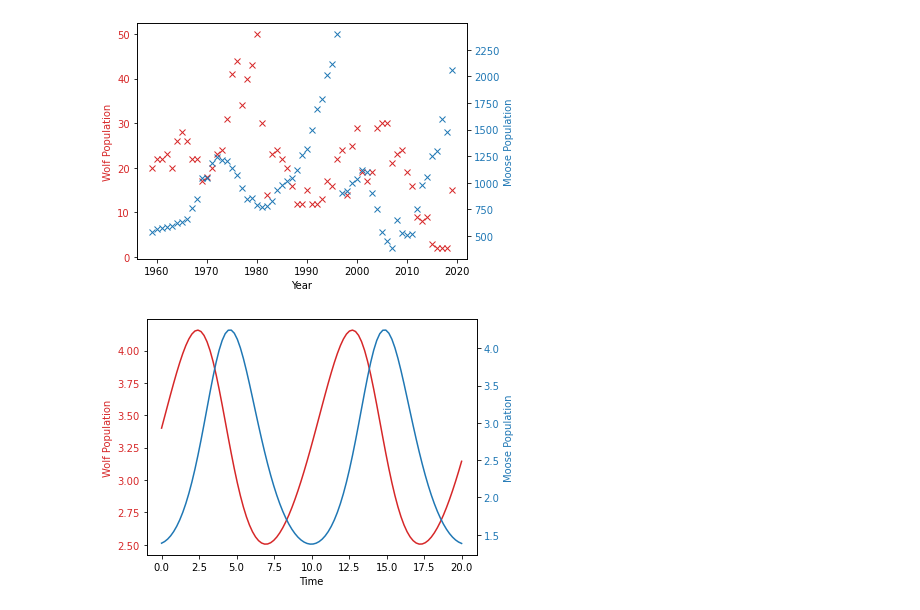
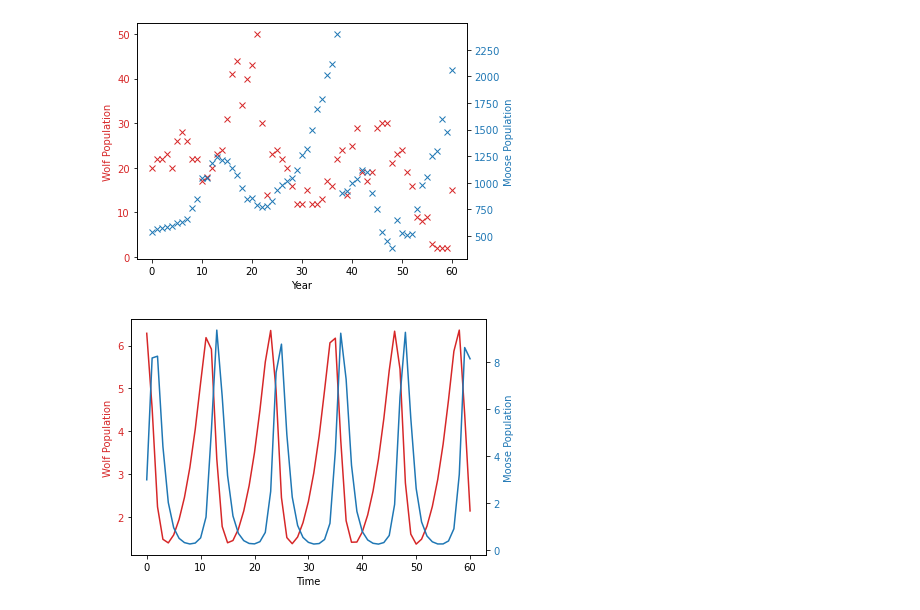
Before and after one commit to siilott/lotka-volterra-wolf-moose, a Jupyter notebook: lotka-volterra.ipynb, the cells around one changed output. Saved outputs shown, nothing was run; the diff lists cells and outputs as text; code cells hidden in the pictures.

```diff
--- a/lotka-volterra.ipynb
+++ b/lotka-volterra.ipynb
@@ -81,41 +103,41 @@ fig, ax1 = plt.subplots()
 
 ax1.set_xlabel('Year')
 ax1.set_ylabel('Wolf Population', color='tab:red')
-ax1.plot(df['year'], df['wolf'], 'x', color='tab:red', label='Wolves')
+ax1.plot(mod_times, df['wolf'], 'x', color='tab:red', label='Wolves')
 ax1.tick_params(axis='y', labelcolor='tab:red')
 
 ax2 = ax1.twinx()
 ax2.set_ylabel('Moose Population', color='tab:blue')
-ax2.plot(df['year'], df['moose'], 'x', color='tab:blue', label='Moose')
+ax2.plot(mod_times, df['moose'], 'x', color='tab:blue', label='Moose')
 ax2.tick_params(axis='y', labelcolor='tab:blue')
 
 fig.tight_layout()
 plt.show()
 
 # Make a model object and run a simulation at arbitrary parameter values
-m = pints.toy.LotkaVolterraModel()
-times1 = np.linspace(0, 20, 100)
+m = LotkaVolterraModel()
+# times1 = np.linspace(0, 20, 100)
 params = [0.28, 0.11, 1.37, 0.42]
 #init_wolves, init_moose = 5, 30
 #df['wolf'].iloc[0], df['moose'].iloc[0]
-y = m.simulate(params, times1)
+y = m.simulate(params, mod_times)
 
 fig, ax1 = plt.subplots()
 
 ax1.set_xlabel('Time')
 ax1.set_ylabel('Wolf Population', color='tab:red')
-ax1.plot(times1, y[:, 0], color='tab:red', label='Wolves')
+ax1.plot(mod_times, y[:, 0], color='tab:red', label='Wolves')
 ax1.tick_params(axis='y', labelcolor='tab:red')
 
 ax2 = ax1.twinx()
 ax2.set_ylabel('Moose Population', color='tab:blue')
-ax2.plot(times1, y[:, 1], color='tab:blue', label='Moose')
+ax2.plot(mod_times, y[:, 1], color='tab:blue', label='Moose')
 ax2.tick_params(axis='y', labelcolor='tab:blue')
 
 fig.tight_layout()
 plt.show()
 # %% [output]
-[figure, old version]
+[figure, new version]
-[figure, old version]
+[figure, new version]
 # %%
 print(observed_data)
```
Also changed, not shown: parts of 6 cells of this notebook.
